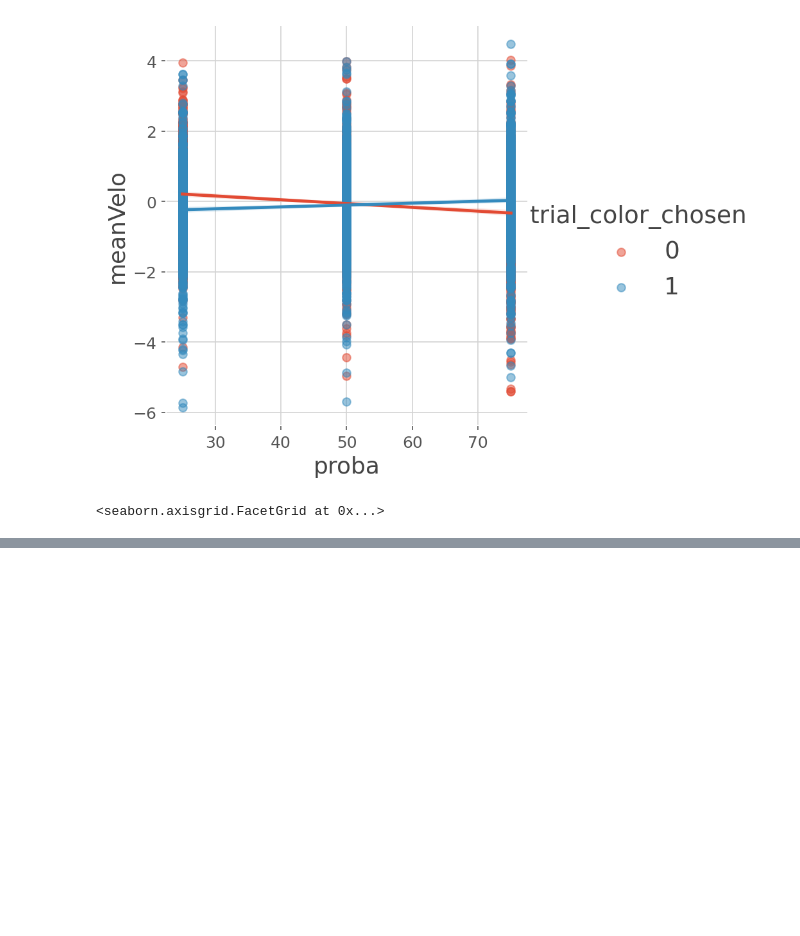
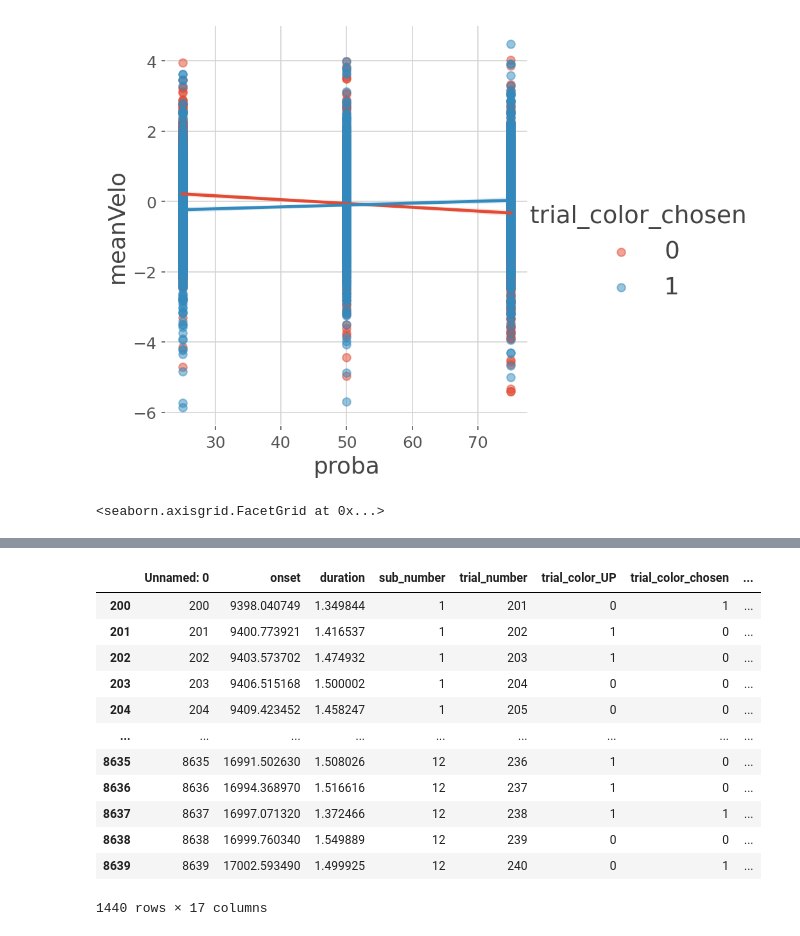
Before and after one commit to Halloway-93/Contextual-Learning, a Jupyter notebook: ColorCue/contextuaLearningColorCue.ipynb, the cells around one changed output, grey strips where cells are left out. Drawn from its saved outputs; the diff is of its cells as text; code cells hidden in the pictures; blank space fills up the shorter version.

```diff
--- a/ColorCue/contextuaLearningColorCue.ipynb
+++ b/ColorCue/contextuaLearningColorCue.ipynb
@@ -813,0 +917,16 @@ Name: meanVelo, dtype: float64
+# %%
+lateTrials.dropna
+# %% [output]
+|  | Unnamed: 0 | onset | duration | sub_number | trial_number | trial_color_UP | trial_color_chosen | ... |
+| 200 | 200 | 9398.040749 | 1.349844 | 1 | 201 | 0 | 1 | ... |
+| 201 | 201 | 9400.773921 | 1.416537 | 1 | 202 | 1 | 0 | ... |
+| 202 | 202 | 9403.573702 | 1.474932 | 1 | 203 | 1 | 0 | ... |
+| 203 | 203 | 9406.515168 | 1.500002 | 1 | 204 | 0 | 0 | ... |
+| 204 | 204 | 9409.423452 | 1.458247 | 1 | 205 | 0 | 0 | ... |
+| ... | ... | ... | ... | ... | ... | ... | ... | ... |
+| 8635 | 8635 | 16991.502630 | 1.508026 | 12 | 236 | 1 | 0 | ... |
+| 8636 | 8636 | 16994.368970 | 1.516616 | 12 | 237 | 1 | 0 | ... |
+| 8637 | 8637 | 16997.071320 | 1.372466 | 12 | 238 | 1 | 1 | ... |
+| 8638 | 8638 | 16999.760340 | 1.549889 | 12 | 239 | 0 | 0 | ... |
+| 8639 | 8639 | 17002.593490 | 1.499925 | 12 | 240 | 0 | 1 | ... |
+1440 rows × 17 columns
```
Also changed, not shown: parts of 21 cells of this notebook, 3 other files.
